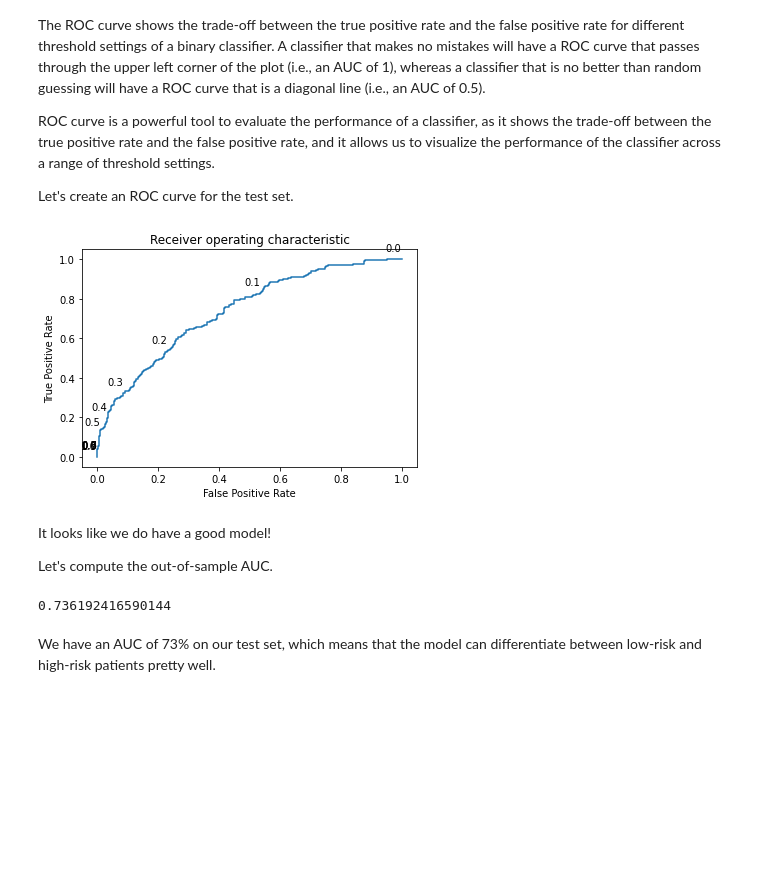
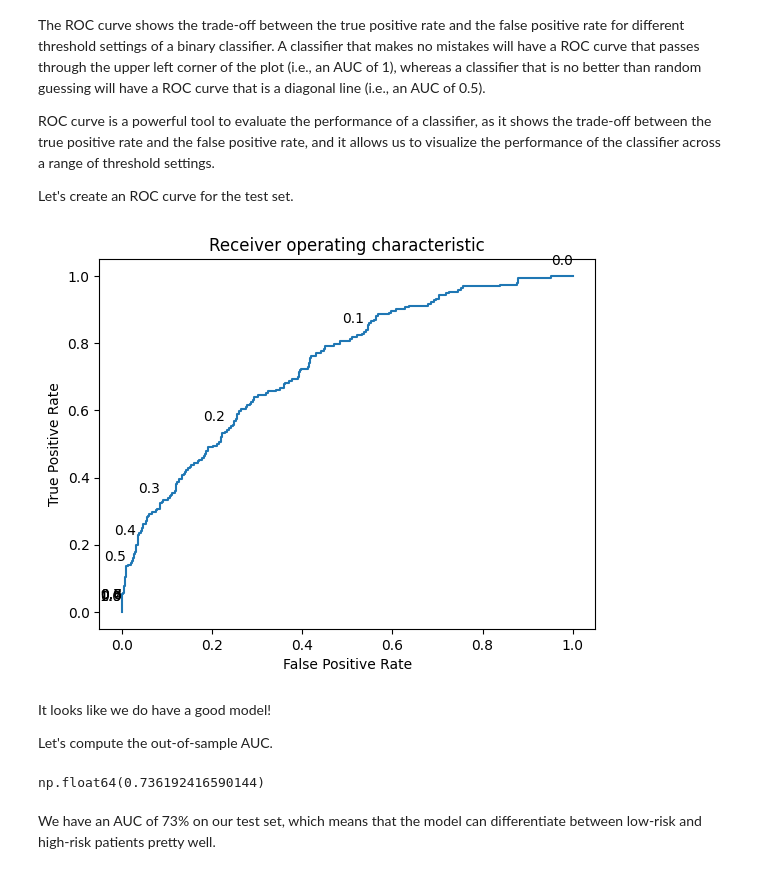
Before and after one commit to yuri-spizhovyi-mit/ET6-ML, a Jupyter notebook: Session1__data_analysis/notebooks/Recitation_1.ipynb, the cells around one changed output. Drawn from its saved outputs; the diff is of its cells as text; code cells hidden in the pictures; blank space fills up the shorter version.

```diff
--- a/Session1__data_analysis/notebooks/Recitation_1.ipynb
+++ b/Session1__data_analysis/notebooks/Recitation_1.ipynb
@@ -63,5 +78,4 @@ Navigate to the directory containing the file containing the data: framingham.cs
 # %%
 import pandas as pd
-
-framingham = pd.read_csv("framingham.csv")  # load the dataset
+framingham = pd.read_csv("Session1__data_analysis/data/framingham.csv") # load the dataset
 # %%
@@ -166,11 +180,9 @@ train, test = train_test_split(framingham, test_size=0.35, random_state=88)
 # %%
 import statsmodels.api as sm
 
-framinghamLog = sm.formula.glm(
-    "TenYearCHD ~ male + age + education + currentSmoker + cigsPerDay + BPMeds + prevalentStroke + prevalentHyp + diabetes + totChol + sysBP + diaBP + BMI + heartRate + glucose",
-    family=sm.families.Binomial(),
-    data=train,
-).fit()
+framinghamLog = sm.formula.glm("TenYearCHD ~ male + age + education + currentSmoker + cigsPerDay + BPMeds + prevalentStroke + prevalentHyp + diabetes + totChol + sysBP + diaBP + BMI + heartRate + glucose",
+                       family=sm.families.Binomial(),
+                       data=train).fit()
 print(framinghamLog.summary())
 # %% [output]
                  Generalized Linear Model Regression Results
@@ -239,40 +251,33 @@ Let's create an ROC curve for the test set.
 # %%
 import numpy as np
 from sklearn.metrics import roc_curve, auc, roc_auc_score
 import matplotlib
 
 # Compute ROC curve and ROC area
-fpr, tpr, thresholds = roc_curve(test["TenYearCHD"].tolist(), predictTestProbs)
+fpr, tpr, thresholds = roc_curve(test["TenYearCHD"].tolist(),  predictTestProbs)
 roc_auc = auc(fpr, tpr)
 
 # Plot ROC curve
 plt.plot(fpr, tpr)
-plt.xlabel("False Positive Rate")
-plt.ylabel("True Positive Rate")
-plt.title("Receiver operating characteristic")
+plt.xlabel('False Positive Rate')
+plt.ylabel('True Positive Rate')
+plt.title('Receiver operating characteristic')
 
 # Add cutoffs
-cutoffs = np.arange(0, 1.1, 0.1)
+cutoffs = np.arange(0,1.1,0.1)
 for c in cutoffs:
-    plt.annotate(
-        "%.1f" % c,
-        (fpr[thresholds > c][-1], tpr[thresholds > c][-1]),
-        textcoords="offset points",
-        xytext=(-8, 8),
-        ha="center",
-        fontsize=10,
-    )
+    plt.annotate('%.1f' % c, (fpr[thresholds > c][-1], tpr[thresholds > c][-1]), textcoords='offset points', xytext=(-8,8), ha='center', fontsize=10)
 plt.show()
 # %% [output]
-[figure, old version]
+[figure, new version]
 # %% [markdown]
 It looks like we do have a good model!
 
 Let's compute the out-of-sample AUC.
 # %%
-roc_auc_score(test["TenYearCHD"].tolist(), predictTestProbs)
+roc_auc_score(test["TenYearCHD"].tolist(),  predictTestProbs)
 # %% [output]
-0.736192416590144
+np.float64(0.736192416590144)
 # %% [markdown]
 We have an AUC of 73% on our test set, which means that the model can differentiate between low-risk and high-risk patients pretty well.
 # %% [markdown]
```
Also changed, not shown: parts of 27 cells of this notebook.
